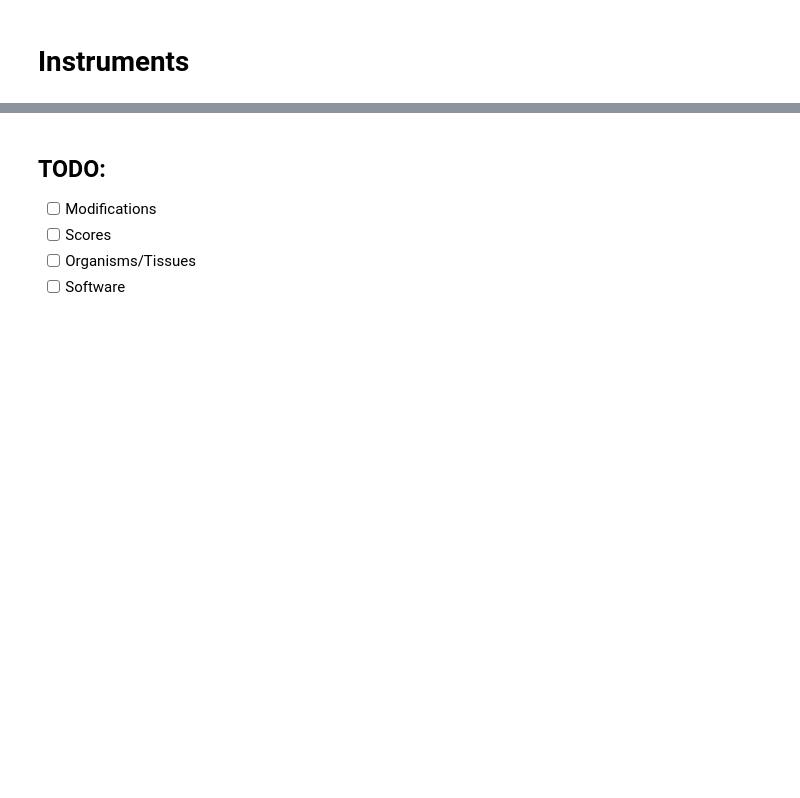
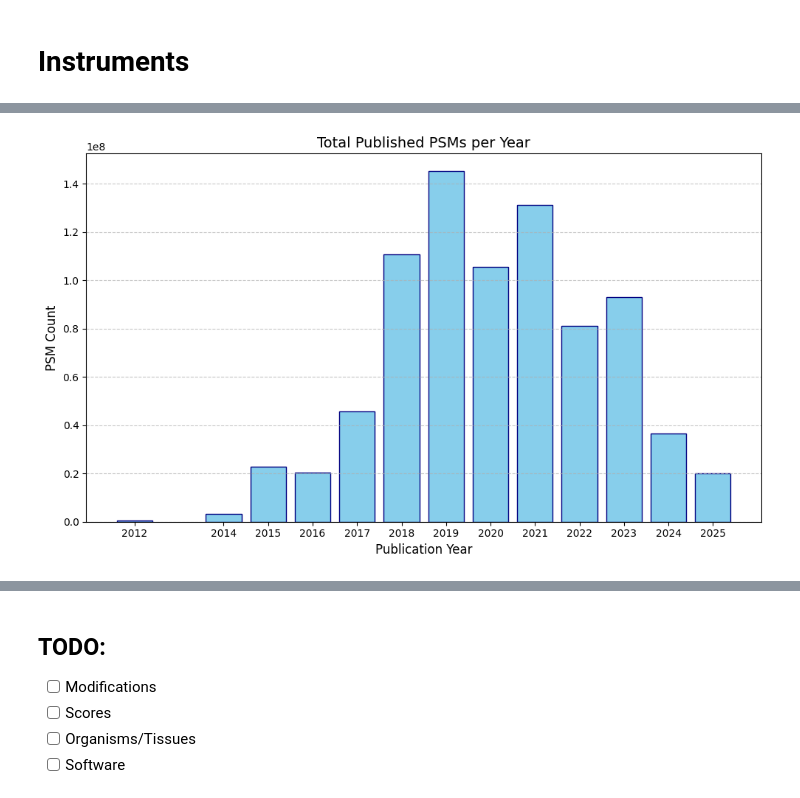
Before and after one commit to usiGrabber/usiGrabber, a Jupyter notebook: experimental/data_overview.ipynb, the cells around one changed output, grey strips where cells are left out. Drawn from its saved outputs; the diff is of its cells as text; code cells hidden in the pictures; blank space fills up the shorter version.

```diff
--- a/experimental/data_overview.ipynb
+++ b/experimental/data_overview.ipynb
@@ -367,0 +428,21 @@ plt.show()
+# %%
+# projects_per_year = pd.read_sql(
+#     """
+#     SELECT
+#         EXTRACT(YEAR FROM p.publication_date) AS year,
+#         COUNT(psm.*) AS psm_count
+#     FROM
+#         peptide_spectrum_matches psm
+#     JOIN
+#         projects p ON psm.project_accession = p.accession
+#     GROUP BY
+#         year
+#     ORDER BY
+#         year DESC;
+#     """,
+#     con=engine,
+#     # params={"accessions": instrument_ids},
+# )
+# projects_per_year.to_csv("psms_per_publication_year.csv", index=False)
+projects_per_year = pd.read_csv("psms_per_publication_year.csv").sort_values("year")
+projects_per_year
@@ -367,0 +464,14 @@ plt.show()
+# %%
+plt.figure(figsize=(10, 6))
+plt.bar(projects_per_year['year'], projects_per_year['psm_count'], color='skyblue', edgecolor='navy')
+plt.title('Total Published PSMs per Year', fontsize=14)
+plt.xlabel('Publication Year', fontsize=12)
+plt.ylabel('PSM Count', fontsize=12)
+plt.xticks(ticks=projects_per_year['year']) # Ensure every year is shown
+plt.grid(axis='y', linestyle='--', alpha=0.7)
+plt.tight_layout()
+# plt.savefig('psm_counts_bar.png')
+# plt.close()
+plt.show()
+# %% [output]
+[figure, added]
```
Also changed, not shown: parts of 9 cells of this notebook.
